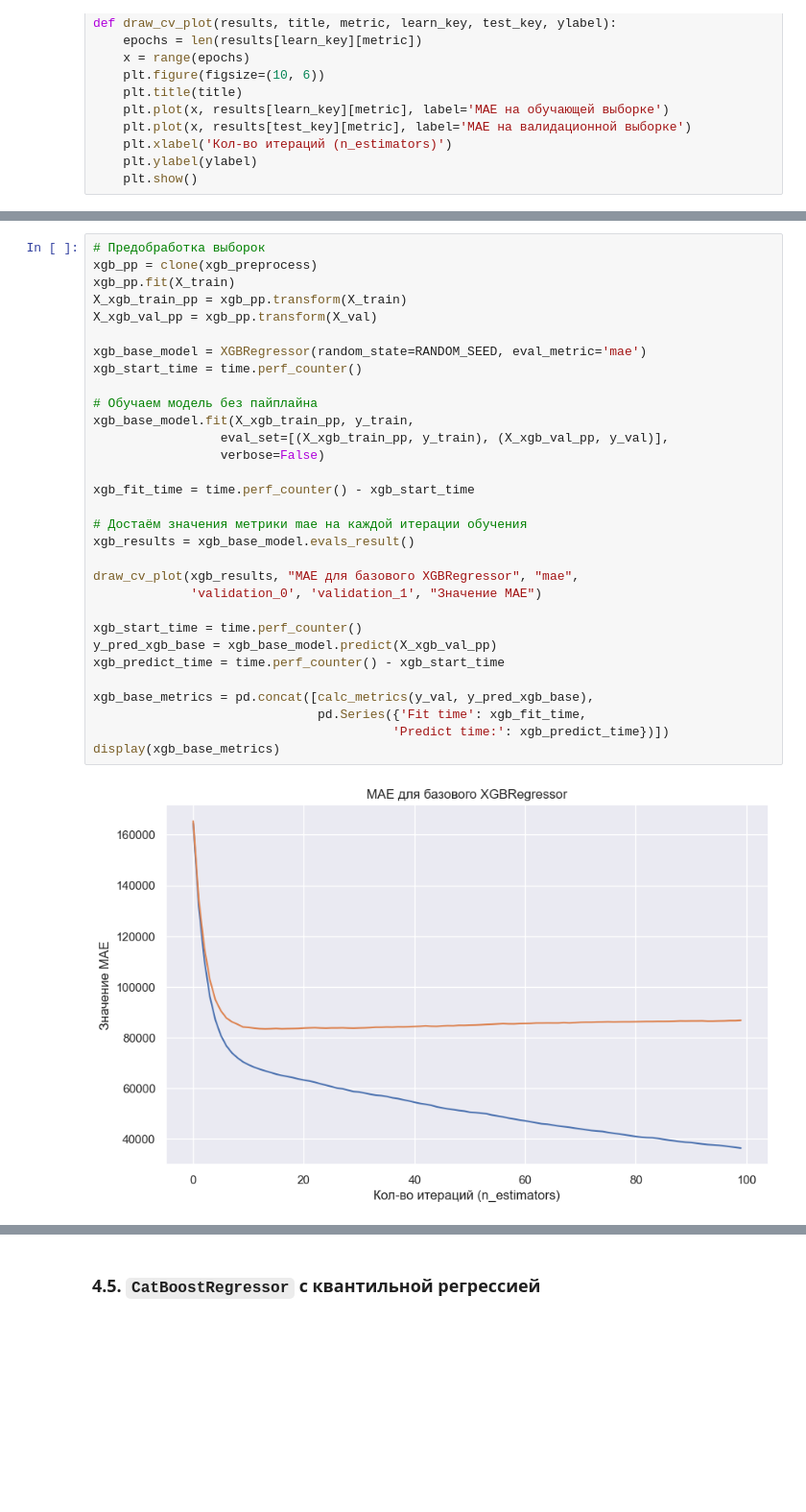
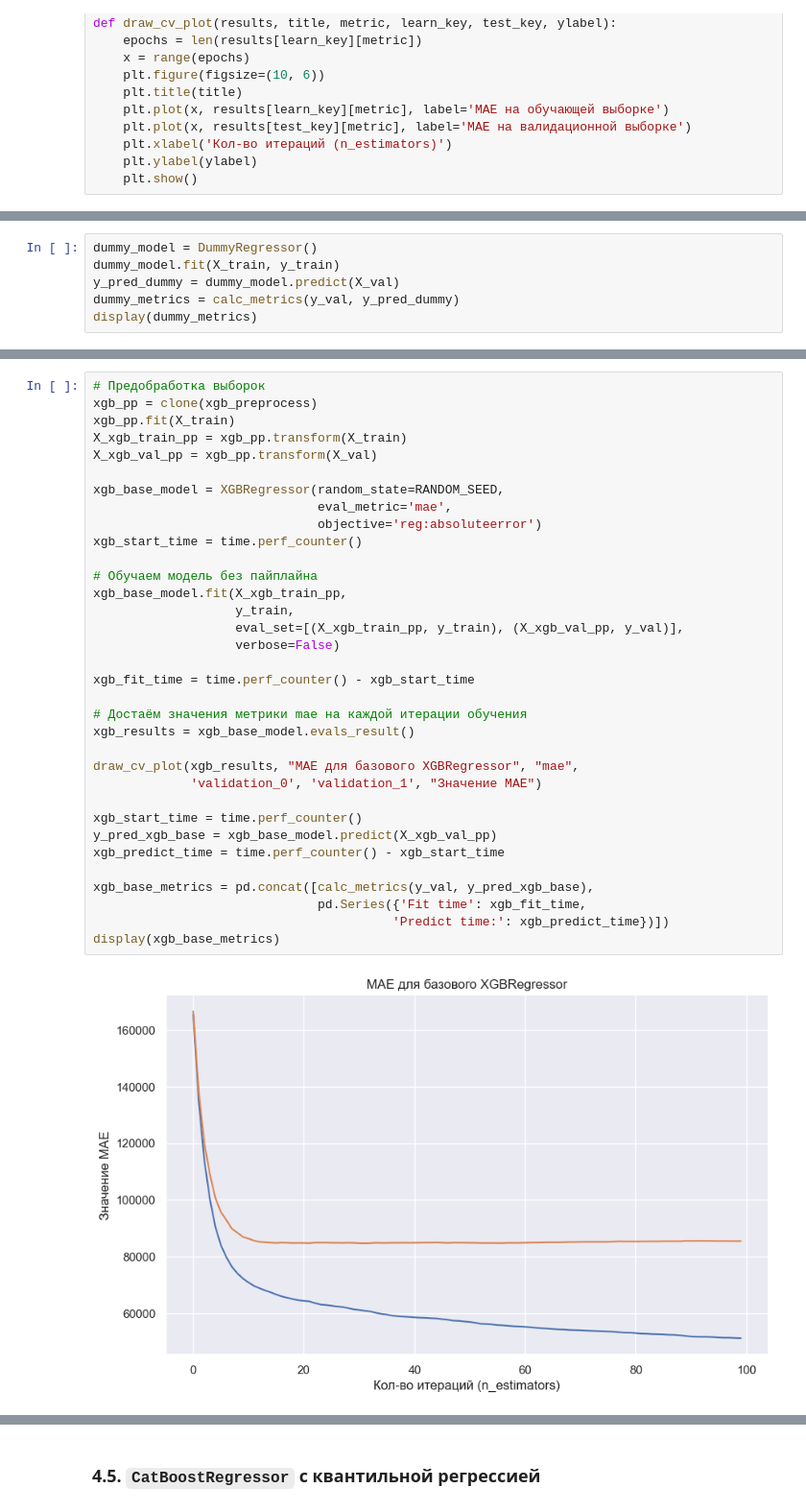
Before and after one commit to tvorogov-code/ds-yandex, a Jupyter notebook: notebooks/Проект спринта 16/Проект спринта 16_3.9.ipynb, the cells around one changed output, grey strips where cells are left out. Shown at 96% size. Drawn from its saved outputs; the diff is of its cells as text; blank space fills up the shorter version.

```diff
--- a/notebooks/Проект спринта 16/Проект спринта 16_3.9.ipynb
+++ b/notebooks/Проект спринта 16/Проект спринта 16_3.9.ipynb
@@ -653,0 +831,6 @@ def draw_cv_plot(results, title, metric, learn_key, test_key, ylabel):
+# %%
+dummy_model = DummyRegressor()
+dummy_model.fit(X_train, y_train)
+y_pred_dummy = dummy_model.predict(X_val)
+dummy_metrics = calc_metrics(y_val, y_pred_dummy)
+display(dummy_metrics)
@@ -654,33 +848,36 @@ def draw_cv_plot(results, title, metric, learn_key, test_key, ylabel):
 # %%
 # Предобработка выборок
 xgb_pp = clone(xgb_preprocess)
 xgb_pp.fit(X_train)
 X_xgb_train_pp = xgb_pp.transform(X_train)
 X_xgb_val_pp = xgb_pp.transform(X_val)
 
-xgb_base_model = XGBRegressor(random_state=RANDOM_SEED, eval_metric='mae')
+xgb_base_model = XGBRegressor(random_state=RANDOM_SEED,
+                              eval_metric='mae',
+                              objective='reg:absoluteerror')
 xgb_start_time = time.perf_counter()
 
 # Обучаем модель без пайплайна
-xgb_base_model.fit(X_xgb_train_pp, y_train,
-                 eval_set=[(X_xgb_train_pp, y_train), (X_xgb_val_pp, y_val)],
-                 verbose=False)
+xgb_base_model.fit(X_xgb_train_pp,
+                   y_train,
+                   eval_set=[(X_xgb_train_pp, y_train), (X_xgb_val_pp, y_val)],
+                   verbose=False)
 
 xgb_fit_time = time.perf_counter() - xgb_start_time
 
 # Достаём значения метрики mae на каждой итерации обучения
 xgb_results = xgb_base_model.evals_result()
 
 draw_cv_plot(xgb_results, "MAE для базового XGBRegressor", "mae",
              'validation_0', 'validation_1', "Значение MAE")
 
 xgb_start_time = time.perf_counter()
 y_pred_xgb_base = xgb_base_model.predict(X_xgb_val_pp)
 xgb_predict_time = time.perf_counter() - xgb_start_time
 
 xgb_base_metrics = pd.concat([calc_metrics(y_val, y_pred_xgb_base),
                               pd.Series({'Fit time': xgb_fit_time,
                                         'Predict time:': xgb_predict_time})])
 display(xgb_base_metrics)
 # %% [output]
-[figure, old version]
+[figure, new version]
```
Also changed, not shown: parts of 76 cells of this notebook, 10 other files.
